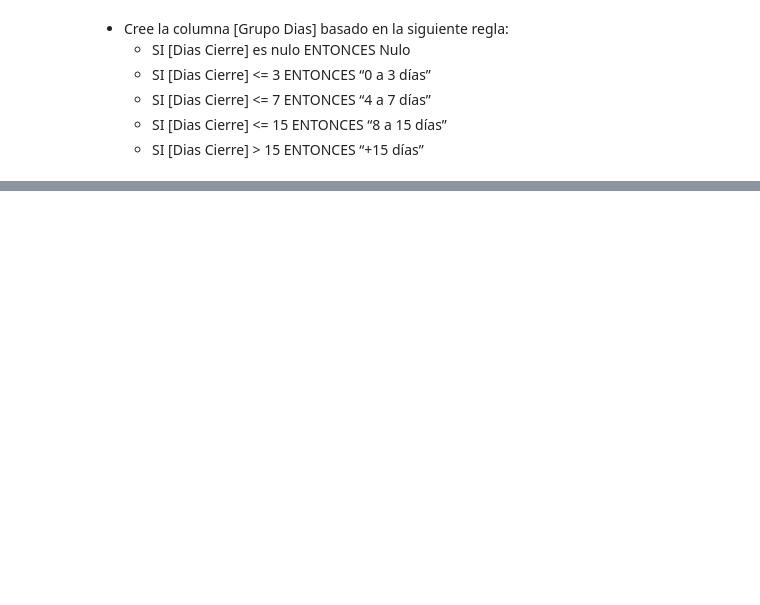
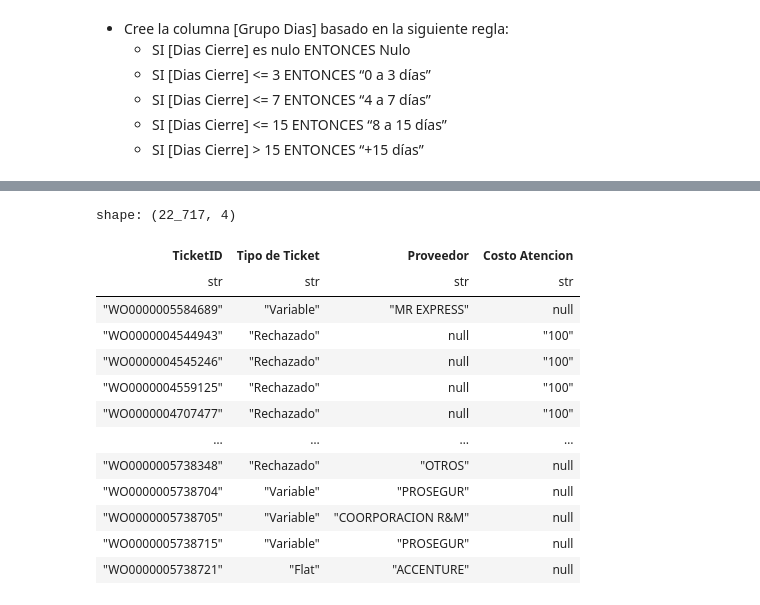
Before and after one commit to jaquino/Gestion-Atenciones, a Jupyter notebook: proceso_ETL.ipynb, the cells around one changed output, grey strips where cells are left out. Drawn from its saved outputs; the diff is of its cells as text; code cells hidden in the pictures; blank space fills up the shorter version.

```diff
--- a/proceso_ETL.ipynb
+++ b/proceso_ETL.ipynb
@@ -247,0 +303,29 @@ shape: (5, 11)
+# %%
+Atenciones = Atenciones.select(
+    pl.col('Numero Ticket').alias('TicketID'),
+    pl.col(['Tipo de Ticket', 'Proveedor']),
+    pl.col('Costo Atencion').str.replace(',', '.')
+    .str.to_uppercase()
+    .str.strip_chars()
+    .str.replace_many(
+        ['COSTO CERO', 'SIN COSTO'],
+        "0"
+    ).alias('Costo Atencion')
+)
+
+Atenciones
+# %% [output]
+shape: (22_717, 4)
+| TicketID | Tipo de Ticket | Proveedor | Costo Atencion |
+| str | str | str | str |
+| "WO0000005584689" | "Variable" | "MR EXPRESS" | null |
+| "WO0000004544943" | "Rechazado" | null | "100" |
+| "WO0000004545246" | "Rechazado" | null | "100" |
+| "WO0000004559125" | "Rechazado" | null | "100" |
+| "WO0000004707477" | "Rechazado" | null | "100" |
+| … | … | … | … |
+| "WO0000005738348" | "Rechazado" | "OTROS" | null |
+| "WO0000005738704" | "Variable" | "PROSEGUR" | null |
+| "WO0000005738705" | "Variable" | "COORPORACION R&M" | null |
+| "WO0000005738715" | "Variable" | "PROSEGUR" | null |
+| "WO0000005738721" | "Flat" | "ACCENTURE" | null |
```
Also changed, not shown: parts of 6 cells of this notebook, 1 other file.
